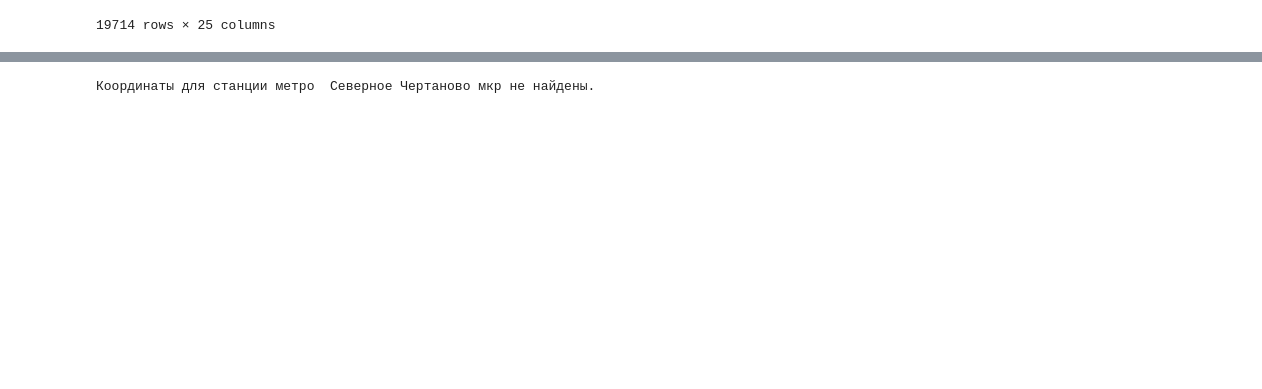
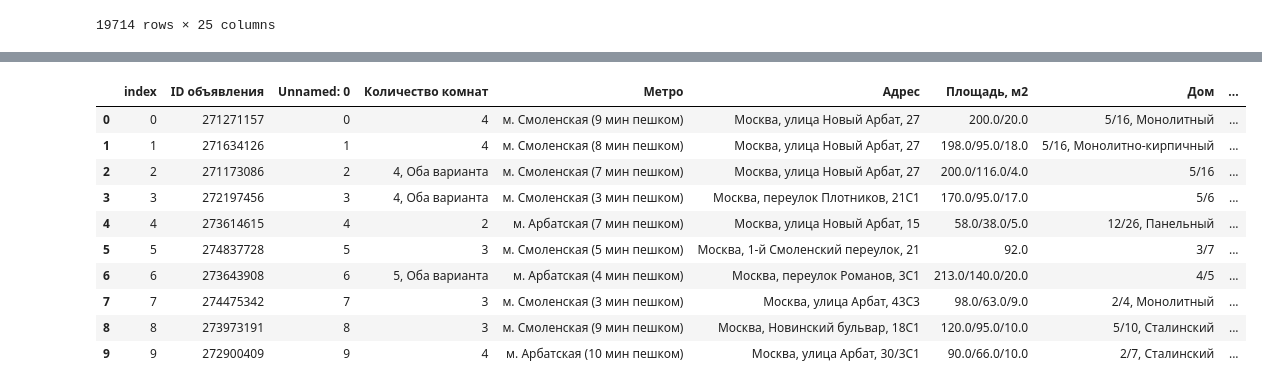
Before and after one commit to romnatall/real_estate_EDA, a Jupyter notebook: preprocessing.ipynb, the cells around one changed output, grey strips where cells are left out. Drawn from its saved outputs; the diff is of its cells as text; code cells hidden in the pictures; blank space fills up the shorter version.

Commit message:
заменил cdata на data по просьбам трудящихся

```diff
--- a/preprocessing.ipynb
+++ b/preprocessing.ipynb
@@ -640,32 +44,18 @@ cdata.head(10)
-# %%
-#для получения координат по адресам
-assert False
-from geopy.geocoders import Nominatim
-addarr=cdata['adress']
-addrdic={}
-
-def get_metro_station_coordinates(station_name):
-    geolocator = Nominatim(user_agent="metro_locator")
-
-    # Добавим "метро" к запросу для более точного результата
-    location = geolocator.geocode(f"{station_name} , Москва")
-
-    if location:
-        coordinates = (location.latitude, location.longitude)
-        return coordinates
-    else:
-        print(f"Координаты для станции метро {station_name} не найдены.")
-        return None
-
-for i in addarr:
-    try:
-        if i in addrdic.keys():
-            continue
-        addrdic[i] = get_metro_station_coordinates(i)
-    except:
-        pass
-
-with open('coordinates', 'wb') as file:
-    pickle.dump(addrdic, file)
-# %% [output]
-Координаты для станции метро  Северное Чертаново мкр не найдены.
+# %%
+def get_col_room(data):
+    # Функция для извлечения количества комнат
+    return data['Количество комнат'].astype(str).apply(lambda x: int(x[0]))
+data['col_rooms'] = get_col_room(data)
+data.head(10)
+# %% [output]
+|  | index | ID объявления | Unnamed: 0 | Количество комнат | Метро | Адрес | Площадь, м2 | Дом | ... |
+| 0 | 0 | 271271157 | 0 | 4 | м. Смоленская (9 мин пешком) | Москва, улица Новый Арбат, 27 | 200.0/20.0 | 5/16, Монолитный | ... |
+| 1 | 1 | 271634126 | 1 | 4 | м. Смоленская (8 мин пешком) | Москва, улица Новый Арбат, 27 | 198.0/95.0/18.0 | 5/16, Монолитно-кирпичный | ... |
+| 2 | 2 | 271173086 | 2 | 4, Оба варианта | м. Смоленская (7 мин пешком) | Москва, улица Новый Арбат, 27 | 200.0/116.0/4.0 | 5/16 | ... |
+| 3 | 3 | 272197456 | 3 | 4, Оба варианта | м. Смоленская (3 мин пешком) | Москва, переулок Плотников, 21С1 | 170.0/95.0/17.0 | 5/6 | ... |
+| 4 | 4 | 273614615 | 4 | 2 | м. Арбатская (7 мин пешком) | Москва, улица Новый Арбат, 15 | 58.0/38.0/5.0 | 12/26, Панельный | ... |
+| 5 | 5 | 274837728 | 5 | 3 | м. Смоленская (5 мин пешком) | Москва, 1-й Смоленский переулок, 21 | 92.0 | 3/7 | ... |
+| 6 | 6 | 273643908 | 6 | 5, Оба варианта | м. Арбатская (4 мин пешком) | Москва, переулок Романов, 3С1 | 213.0/140.0/20.0 | 4/5 | ... |
+| 7 | 7 | 274475342 | 7 | 3 | м. Смоленская (3 мин пешком) | Москва, улица Арбат, 43С3 | 98.0/63.0/9.0 | 2/4, Монолитный | ... |
+| 8 | 8 | 273973191 | 8 | 3 | м. Смоленская (9 мин пешком) | Москва, Новинский бульвар, 18С1 | 120.0/95.0/10.0 | 5/10, Сталинский | ... |
+| 9 | 9 | 272900409 | 9 | 4 | м. Арбатская (10 мин пешком) | Москва, улица Арбат, 30/3С1 | 90.0/66.0/10.0 | 2/7, Сталинский | ... |
```
Also changed, not shown: parts of 49 cells of this notebook, 2 other files.
